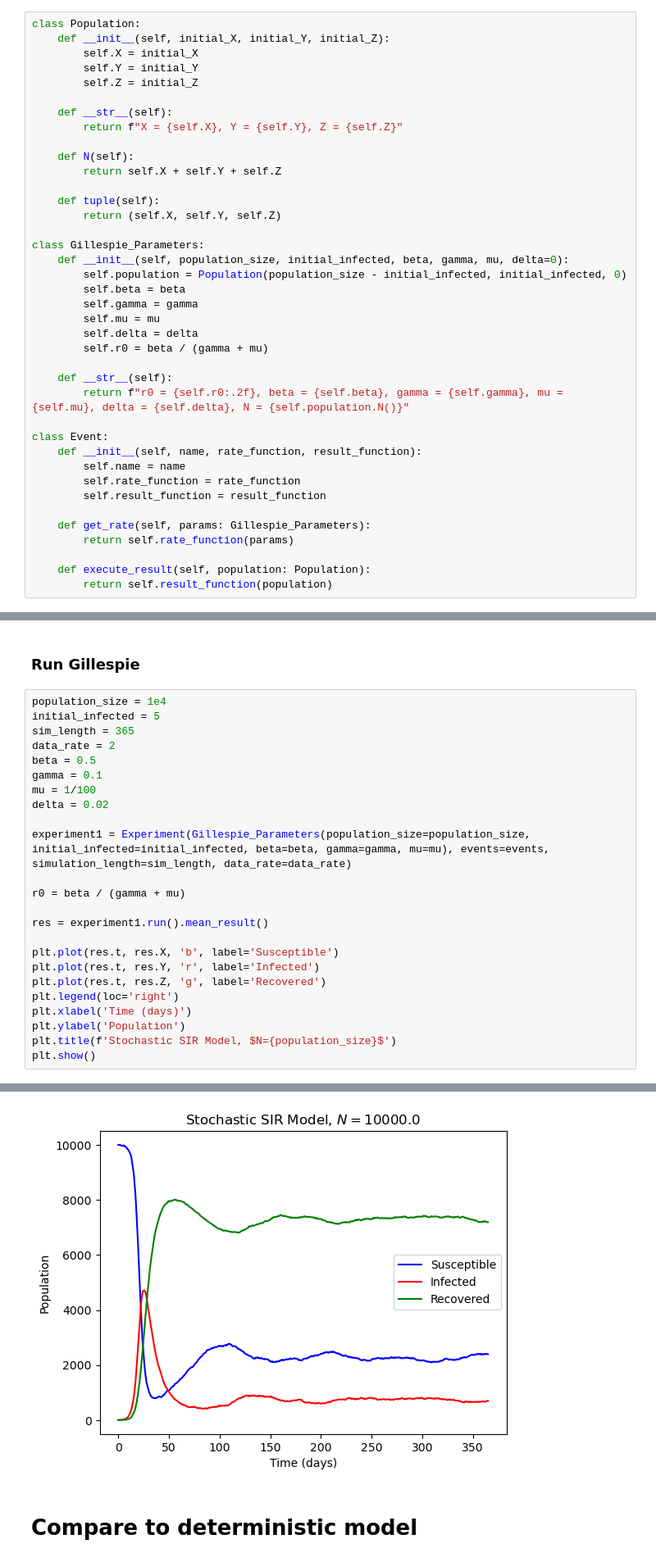
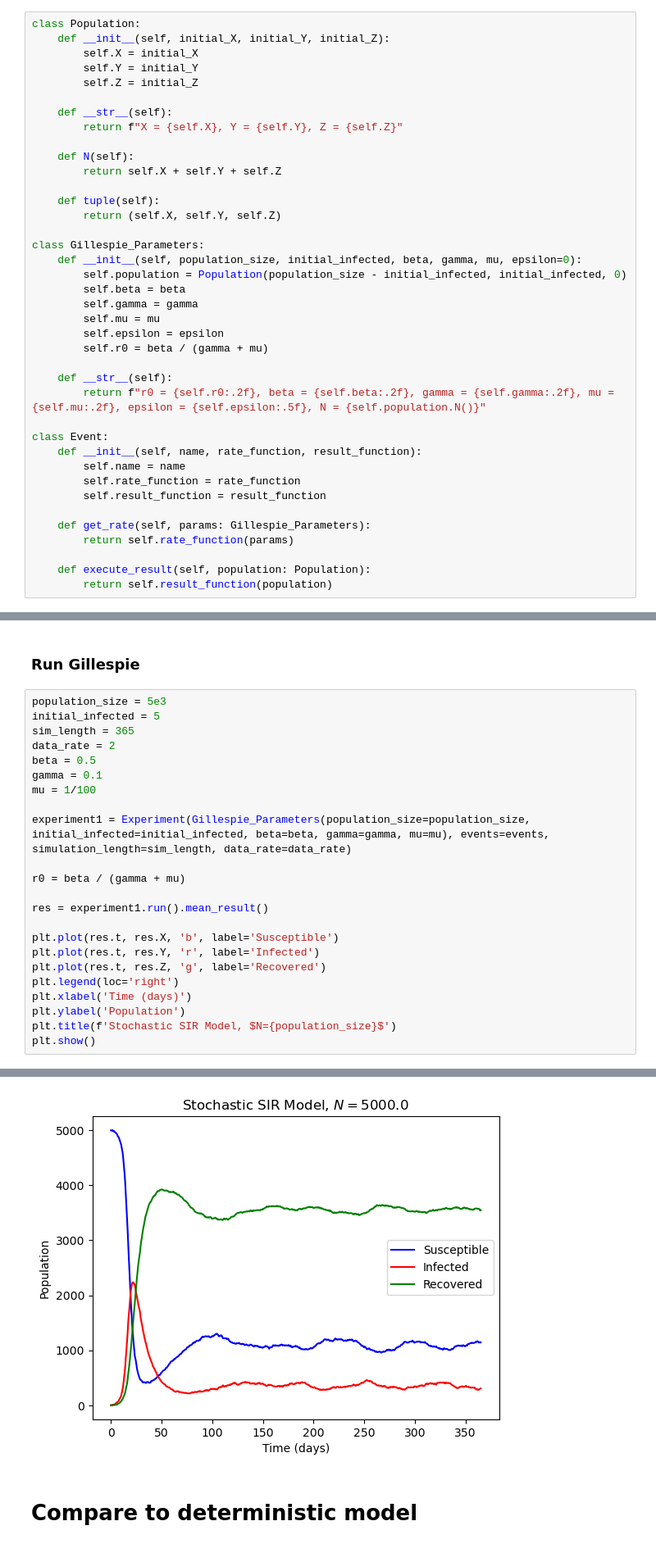
Before and after one commit to kylehtunis/stochastic-modeling, a Jupyter notebook: problem1.ipynb, the cells around one changed output, grey strips where cells are left out. Shown at 82% size. Saved outputs shown, nothing was run; the diff lists cells and outputs as text.

```diff
--- a/problem1.ipynb
+++ b/problem1.ipynb
@@ -39,16 +40,16 @@ class Population:
         return (self.X, self.Y, self.Z)
 
 class Gillespie_Parameters:
-    def __init__(self, population_size, initial_infected, beta, gamma, mu, delta=0):
+    def __init__(self, population_size, initial_infected, beta, gamma, mu, epsilon=0):
         self.population = Population(population_size - initial_infected, initial_infected, 0)
         self.beta = beta
         self.gamma = gamma
         self.mu = mu
-        self.delta = delta
+        self.epsilon = epsilon
         self.r0 = beta / (gamma + mu)
 
     def __str__(self):
-        return f"r0 = {self.r0:.2f}, beta = {self.beta}, gamma = {self.gamma}, mu = {self.mu}, delta = {self.delta}, N = {self.population.N()}"
+        return f"r0 = {self.r0:.2f}, beta = {self.beta:.2f}, gamma = {self.gamma:.2f}, mu = {self.mu:.2f}, epsilon = {self.epsilon:.5f}, N = {self.population.N()}"
 
 class Event:
     def __init__(self, name, rate_function, result_function):
@@ -230,14 +279,13 @@ class Experiments:
 # %% [markdown]
 ### Run Gillespie
 # %%
-population_size = 1e4
+population_size = 5e3
 initial_infected = 5
 sim_length = 365
 data_rate = 2
 beta = 0.5
 gamma = 0.1
 mu = 1/100
-delta = 0.02
 
 experiment1 = Experiment(Gillespie_Parameters(population_size=population_size, initial_infected=initial_infected, beta=beta, gamma=gamma, mu=mu), events=events, simulation_length=sim_length, data_rate=data_rate)
 
@@ -259,4 +307,4 @@ Ran iteration 1 in 1.27 seconds
-[figure, old version]
+[figure, new version]
 # %% [markdown]
 # Compare to deterministic model
 # %%
```
Also changed, not shown: parts of 23 cells of this notebook.
